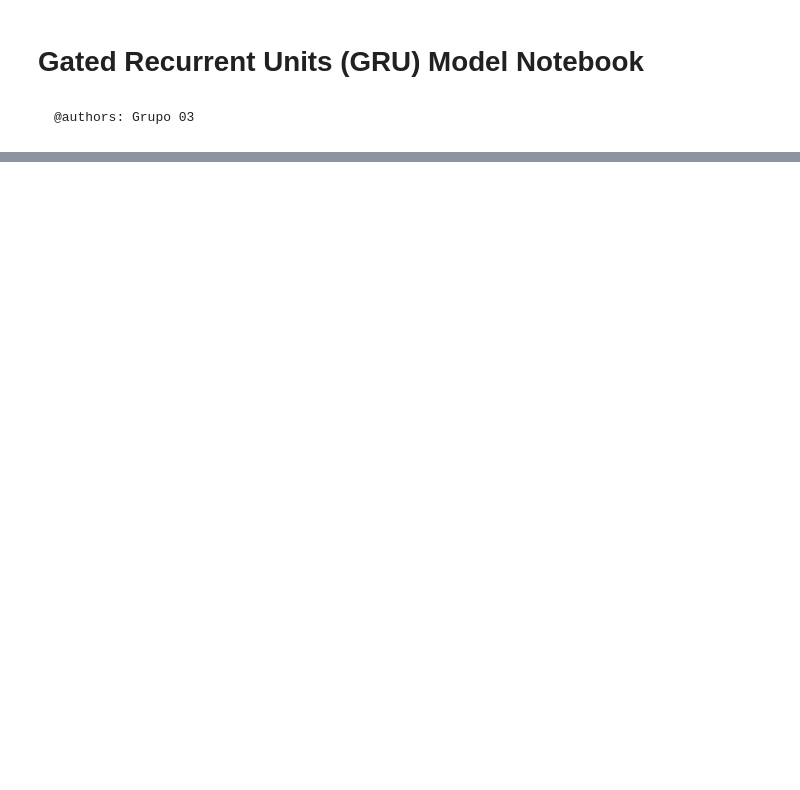
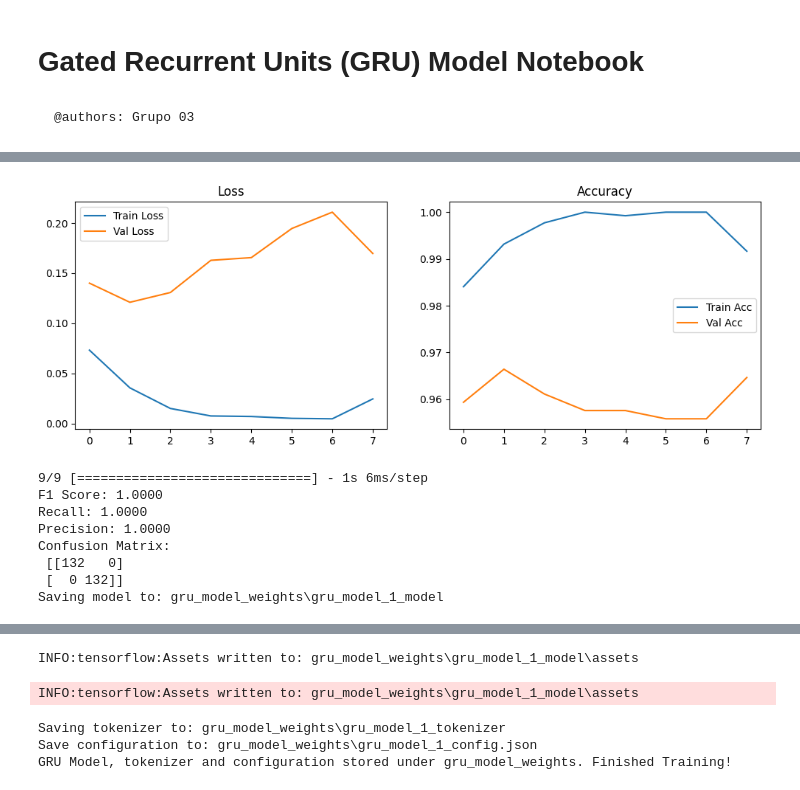
Before and after one commit to eduardoliv/AP-TPG-M1, a Jupyter notebook: Tarefas/tarefa_3/gru_model.ipynb, the cells around one changed output, grey strips where cells are left out. Saved outputs shown, nothing was run; the diff lists cells and outputs as text; code cells hidden in the pictures; blank space fills up the shorter version.

```diff
--- a/Tarefas/tarefa_3/gru_model.ipynb
+++ b/Tarefas/tarefa_3/gru_model.ipynb
@@ -46,17 +48,23 @@ separator_char = "\t"
 # Parameters cell
 if mode == ModelRunMode.TRAIN.value:
     # TRAIN mode: Set parameters for training
-    input_csv = "../tarefa_1/clean_input_datasets/gpt_vs_human_data_set_inputs.csv"     # CSV file with training inputs (ID, Text)
-    output_csv = "../tarefa_1/clean_output_datasets/gpt_vs_human_data_set_outputs.csv"  # CSV file with training outputs (ID, Label)
+    input_csv = "../tarefa_1/test_input_dataset/merged_inputs.csv"                      # CSV file with training inputs (ID, Text)
+    output_csv = "../tarefa_1/test_output_dataset/merged_outputs.csv"                   # CSV file with training outputs (ID, Label)
     test_size = 0.3                                                                     # Proportion of the dataset to use as test data
     validation_size = 0.2                                                               # Proportion of the dataset reserved as validation data
     random_state=42                                                                     # Seed for reproducible dataset splitting
     verbose = True                                                                      # Verbosity level enabler
-    vocab_size = 1000                                                                   # Max vocabulary size
+    vocab_size = 5000                                                                   # Max vocabulary size
+    seed = 42                                                                           # Global seed for reproducibility across Python, NumPy, and TensorFlow
+    os.environ['PYTHONHASHSEED'] = str(seed)                                            # Set environment variable for Python's internal hash seed for determinism
+    os.environ["TF_CUDNN_DETERMINISTIC"] = "1"                                          # Attempt to force cuDNN to be deterministic
+    random.seed(seed)                                                                   # Set Python's built-in random module seed
+    np.random.seed(seed)                                                                # Set NumPy random seed
+    tf.random.set_seed(seed)                                                            # Set TensorFlow random seed
 elif mode == ModelRunMode.CLASSIFY.value:
     # CLASSIFY mode: Set parameters for classification
-    input_csv = "../tarefa_3/classify_input_datasets/dataset3_inputs.csv"               # CSV file with texts for prediction (ID, Text)
-    output_csv = "../tarefa_3/classify_output_datasets/dataset3_outputs_gru_model.csv"  # CSV file to store prediction result
+    input_csv = "../tarefa_3/classify_input_datasets/submission3_inputs.csv"                # CSV file with texts for prediction (ID, Text)
+    output_csv = "../tarefa_3/classify_output_datasets/submission3_outputs_gru_model.csv"   # CSV file to store prediction result
 else:
     print("The selected option is not valid. Options: \"train\" or \"classify\"!")
     SystemExit()
@@ -262,10 +270,10 @@ if mode == ModelRunMode.TRAIN.value:
         'embedding_dim': [32, 64],
         'gru_units': [32, 64],
         'num_layers': [1],
-        'learning_rate': [1e-3, 1e-2],
-        'dropout_rate': [0.01, 0.1],
-        'epochs': [5, 10],
-        'batch_size': [16, 32]
+        'learning_rate': [1e-4, 1e-3],
+        'dropout_rate': [0.1, 0.2],
+        'epochs': [4, 8],
+        'batch_size': [8, 16]
     }
 
     # Finetune GRU Hyperparameters
@@ -277,6 +285,7 @@ if mode == ModelRunMode.TRAIN.value:
     # Evaluate best_model on the validation set
     val_loss, val_acc = best_model.evaluate(X_val, y_val, verbose=1)
     print(f"Validation Accuracy (best model): {val_acc:.4f}")
+    print(f"Validation Loss (best model): {val_loss:.4f}")
 
     # Re-fit the best_model on the entire train_val set
     history_final = best_model.fit(X_train_val, y_train_val, epochs=best_params['epochs'], batch_size=best_params['batch_size'], verbose=1, validation_data=(X_test, y_test))
@@ -284,9 +293,34 @@ if mode == ModelRunMode.TRAIN.value:
     # Evaluate final model on test
     final_test_loss, final_test_acc = best_model.evaluate(X_test, y_test, verbose=1)
     print(f"Test Accuracy (after re-fit on train_val): {final_test_acc:.4f}")
+    print(f"Test Loss (after re-fit on train_val): {final_test_loss:.4f}")
 
     # Plot training curves for final re-fit
     plot_learning_curves(history_final)
+
+    # Get predictions from the best model on the validation set
+    y_val_pred = best_model.predict(X_val)
+
+    # Convert predictions to binary values (0 or 1) using a threshold of 0.5
+    y_val_pred_binary = (y_val_pred > 0.5).astype(int)
+
+    # Calculate the F1 score
+    f1 = f1_score(y_val, y_val_pred_binary)
+
+    # Calculate the recall score
+    recall = recall_score(y_val, y_val_pred_binary)
+
+    # Calculate the precision score
+    precision = precision_score(y_val, y_val_pred_binary)
+
+    # Compute the confusion matrix
+    cm = confusion_matrix(y_val, y_val_pred_binary)
+
+    # Print the calculated metrics
+    print(f"F1 Score: {f1:.4f}")
+    print(f"Recall: {recall:.4f}")
+    print(f"Precision: {precision:.4f}")
+    print("Confusion Matrix:\n", cm)
 
     # Construct the file paths
     model_path = os.path.join(file_path, f"{model_prefix}_model")
@@ -362,3 +396,18 @@ if mode == ModelRunMode.CLASSIFY.value:
     df_out = pd.DataFrame({"ID": df_new["ID"], "Label": pred_label})
     df_out.to_csv(output_csv, sep=separator_char, index=False)
     print(f"Predictions saved to {output_csv}")
+
+    # Load the validation dataset
+    df_true = pd.read_csv("../tarefa_1/validation_dataset/dataset3_disclosed_output.csv", sep="\t")
+
+    # Merge the datasets on the "ID" column, adding suffixes to distinguish the identical column names
+    df_merged = pd.merge(df_true, df_out, on="ID", suffixes=('_true', '_pred'))
+
+    # Calculate the number of correct predictions by comparing the "Label" columns
+    num_correct = (df_merged["Label_true"] == df_merged["Label_pred"]).sum()
+
+    # Calculate the percentage of correct predictions
+    accuracy_percentage = (num_correct / len(df_merged)) * 100
+
+    print(f"Accuracy: {accuracy_percentage:.2f}%")
+# %% [output]
@@ -364,0 +431,9 @@ if mode == ModelRunMode.CLASSIFY.value:
+[figure, added]
+9/9 [==============================] - 1s 6ms/step
+F1 Score: 1.0000
+Recall: 1.0000
+Precision: 1.0000
+Confusion Matrix:
+ [[132   0]
+ [  0 132]]
+Saving model to: gru_model_weights\gru_model_1_model
@@ -364,0 +441,5 @@ if mode == ModelRunMode.CLASSIFY.value:
+INFO:tensorflow:Assets written to: gru_model_weights\gru_model_1_model\assets
+INFO:tensorflow:Assets written to: gru_model_weights\gru_model_1_model\assets
+Saving tokenizer to: gru_model_weights\gru_model_1_tokenizer
+Save configuration to: gru_model_weights\gru_model_1_config.json
+GRU Model, tokenizer and configuration stored under gru_model_weights. Finished Training!
```
Also changed, not shown: parts of 2 cells of this notebook, 8 other files.
